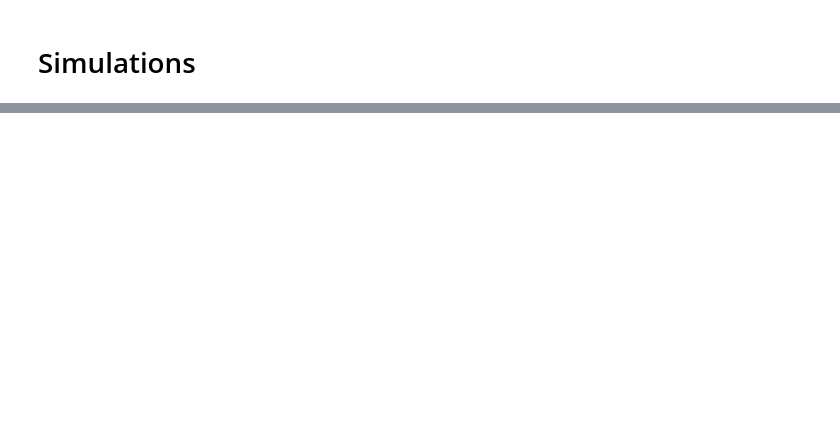
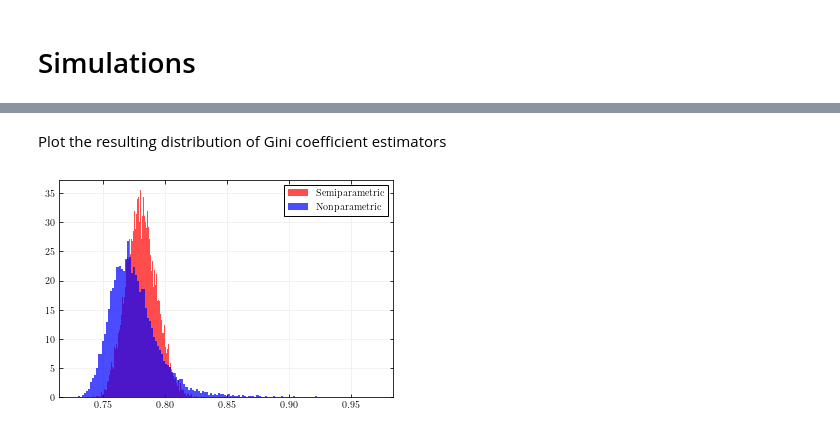
Before and after one commit to madsankern/TermPaper_ineq, a Jupyter notebook: distribution.ipynb, the cells around one changed output, grey strips where cells are left out. Cells and saved outputs as stored; diff of their text form; code cells hidden in the pictures; blank space fills up the shorter version.

```diff
--- a/distribution.ipynb
+++ b/distribution.ipynb
@@ -282,0 +188,20 @@ plt.savefig('../../tex/figs/gini_distribution.pdf')
+# %% [markdown]
+Plot the resulting distribution of Gini coefficient estimators
+# %%
+fig = plt.figure(figsize=(6,4))
+ax = fig.add_subplot(1,1,1)
+
+ax.grid(b=True, which = 'major', linestyle='-', linewidth=0.5, color='0.9', zorder=0)
+ax.tick_params(axis='both', bottom=True, top=True, left=True, right=True, direction='in', which='both')
+
+ax.hist(G_new, density = True, bins = 150, color = 'red', alpha = 0.7, zorder = 2, label='Semiparametric')
+ax.hist(G_np, density = True, bins = 150, color = 'blue', alpha = 0.7, zorder = 2, label='Nonparametric')
+
+# ax.set_ylim(0,100)
+# ax.set_xlim(0.65,1)
+
+ax.legend(frameon = True, edgecolor = 'k', facecolor = 'white', framealpha=1, fancybox=False)
+
+plt.savefig('../../tex/figs/model_estimator.pdf')
+# %% [output]
+[figure, added]
```
Also changed, not shown: parts of 55 cells of this notebook.
